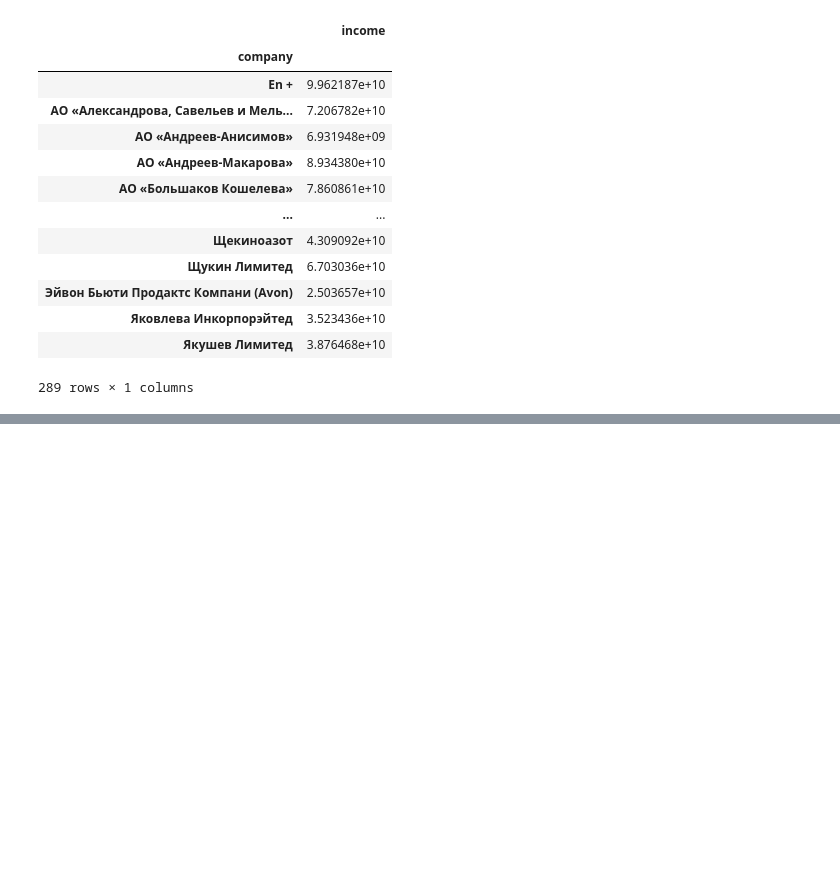
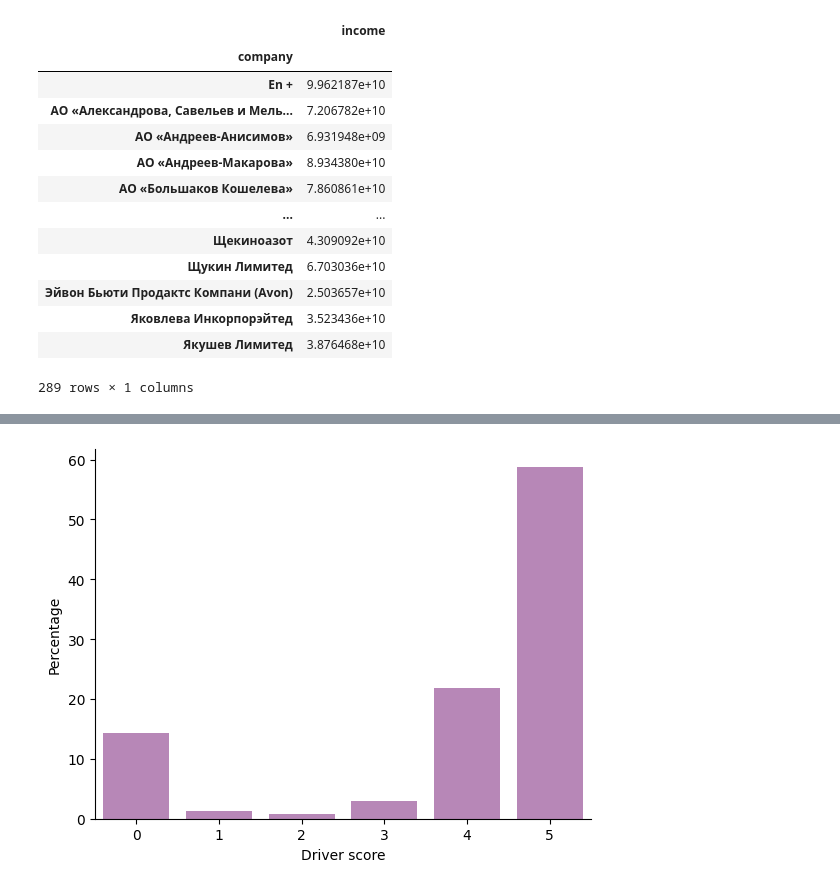
Before and after one commit to EDB999/IST_Labs, a Jupyter notebook: JuPyter_Lab3_N.ipynb, the cells around one changed output, grey strips where cells are left out. Cells and saved outputs as stored; diff of their text form; code cells hidden in the pictures; blank space fills up the shorter version.

```diff
--- a/JuPyter_Lab3_N.ipynb
+++ b/JuPyter_Lab3_N.ipynb
@@ -33,0 +132,18 @@ read_n_agg('./3_companies.csv')
+# %%
+#13
+
+df_drivers_value_rating = df_taxi.groupby("driver_score", as_index=0).agg({"driver_score" : "count"})
+
+df_drivers_score = df_taxi["driver_score"].value_counts()
+
+df_drivers_amount_scores = df_drivers_score.sum()
+
+df_drivers_amount_scores
+
+df_drivers_percantage_scores = (df_drivers_value_rating / df_drivers_amount_scores).mul(100).round(2)
+
+resetable_drivers_rating = df_drivers_percantage_scores.reset_index()
+
+driver_score_counts = resetable_drivers_rating.rename(columns={"index" : "driver_score", "driver_score" : "percentage"})
+
+driver_score_counts
@@ -33,0 +158,9 @@ read_n_agg('./3_companies.csv')
+# %%
+#14
+
+ax = sns.barplot(x="driver_score", y="percentage", data=driver_score_counts, color='purple', alpha=0.5)
+ax.set(xlabel='Driver score', ylabel='Percentage')
+sns.despine()
+plt.show()
+# %% [output]
+[figure, added]
```
Also changed, not shown: parts of 9 cells of this notebook.
